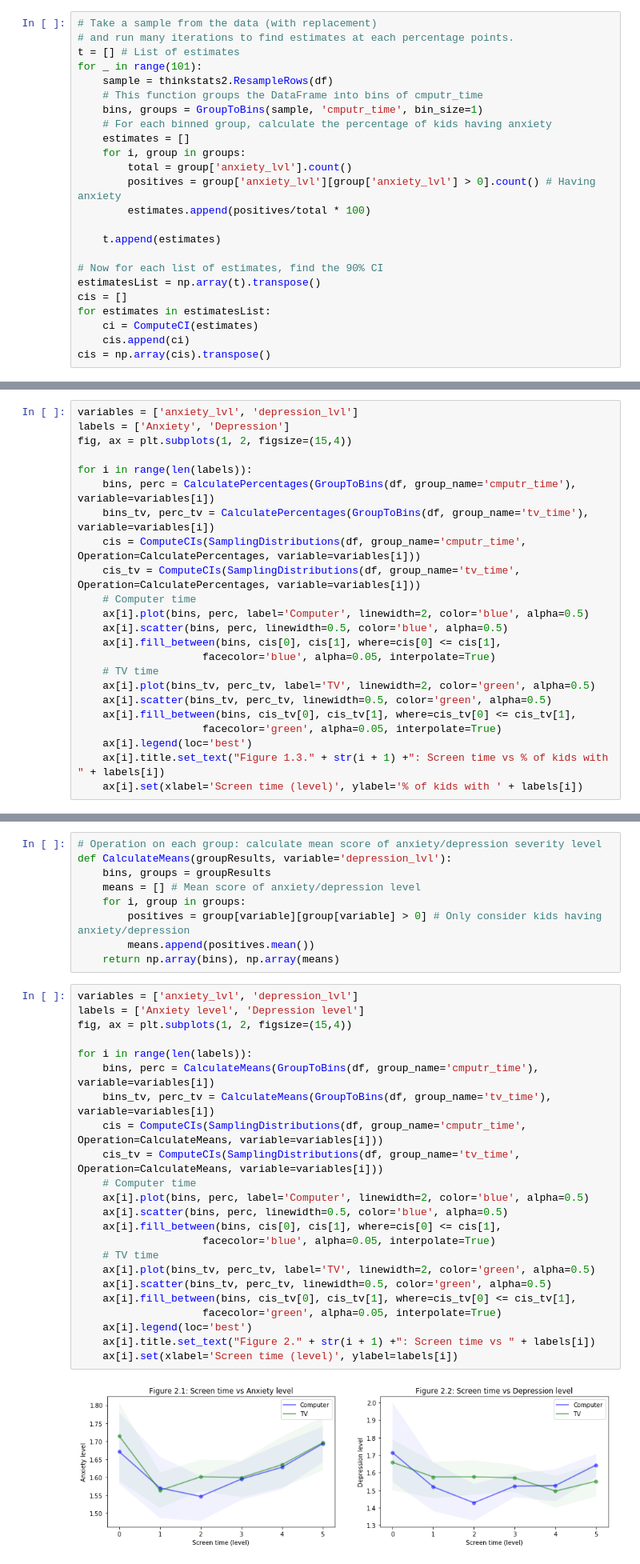
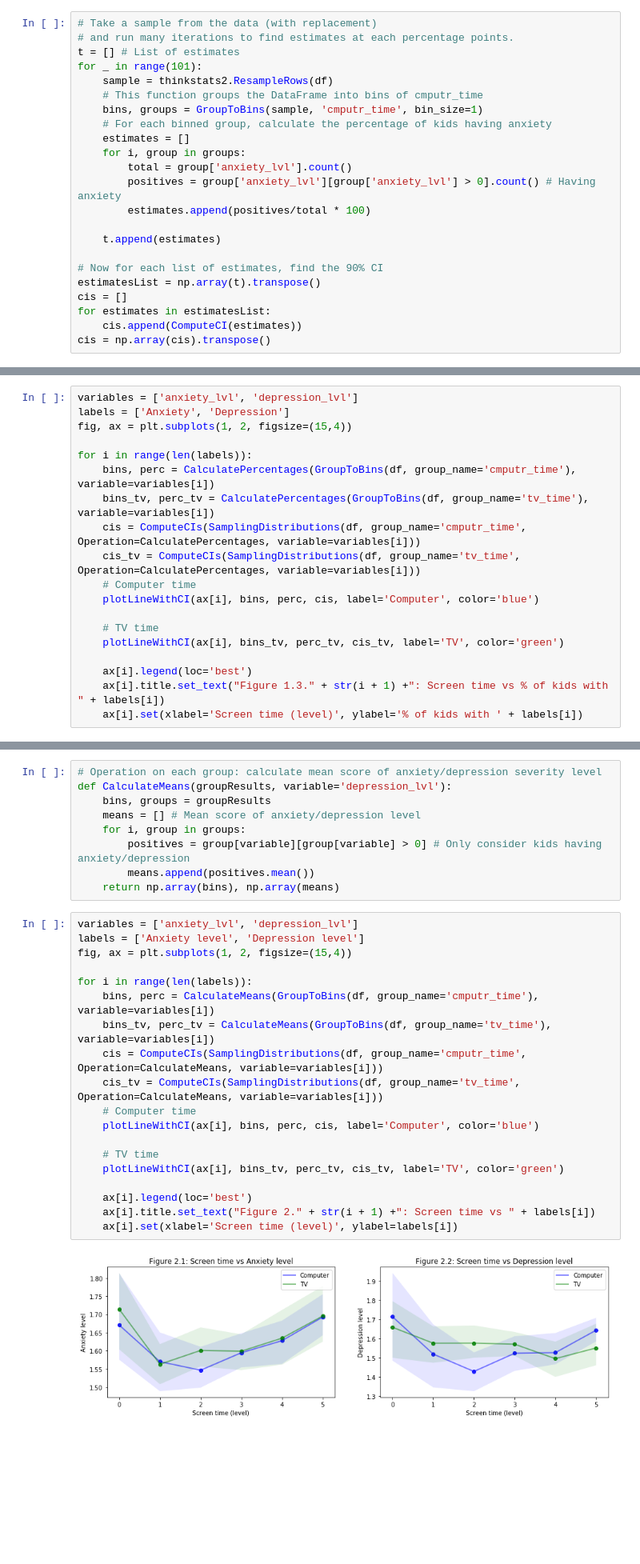
Before and after one commit to minhkhang1795/ThinkStats2, a Jupyter notebook: project1/project1.ipynb, the cells around one changed output, grey strips where cells are left out. Shown at 80% size. Drawn from its saved outputs; the diff is of its cells as text; blank space fills up the shorter version.

```diff
--- a/project1/project1.ipynb
+++ b/project1/project1.ipynb
@@ -104,8 +104,7 @@ for _ in range(101):
 estimatesList = np.array(t).transpose()
 cis = []
 for estimates in estimatesList:
-    ci = ComputeCI(estimates)
-    cis.append(ci)
+    cis.append(ComputeCI(estimates))
 cis = np.array(cis).transpose()
 # %% [markdown]
 Now, re-plot the results with 90% CI. The 90% CI of the rightmost tail (for kids spending > 4hrs) seems to have a wider range, meaning that this estimate has higher uncertainty.
@@ -133,15 +129,11 @@ for i in range(len(labels)):
     cis = ComputeCIs(SamplingDistributions(df, group_name='cmputr_time', Operation=CalculatePercentages, variable=variables[i]))
     cis_tv = ComputeCIs(SamplingDistributions(df, group_name='tv_time', Operation=CalculatePercentages, variable=variables[i]))
     # Computer time
-    ax[i].plot(bins, perc, label='Computer', linewidth=2, color='blue', alpha=0.5)
-    ax[i].scatter(bins, perc, linewidth=0.5, color='blue', alpha=0.5)
-    ax[i].fill_between(bins, cis[0], cis[1], where=cis[0] <= cis[1],
-                    facecolor='blue', alpha=0.05, interpolate=True)
+    plotLineWithCI(ax[i], bins, perc, cis, label='Computer', color='blue')
+
     # TV time
-    ax[i].plot(bins_tv, perc_tv, label='TV', linewidth=2, color='green', alpha=0.5)
-    ax[i].scatter(bins_tv, perc_tv, linewidth=0.5, color='green', alpha=0.5)
-    ax[i].fill_between(bins, cis_tv[0], cis_tv[1], where=cis_tv[0] <= cis_tv[1],
-                    facecolor='green', alpha=0.05, interpolate=True)
+    plotLineWithCI(ax[i], bins_tv, perc_tv, cis_tv, label='TV', color='green')
+
     ax[i].legend(loc='best')
     ax[i].title.set_text("Figure 1.3." + str(i + 1) +": Screen time vs % of kids with " + labels[i])
     ax[i].set(xlabel='Screen time (level)', ylabel='% of kids with ' + labels[i])
@@ -245,28 +237,24 @@ def CalculateMeans(groupResults, variable='depression_lvl'):
 # %%
 variables = ['anxiety_lvl', 'depression_lvl']
 labels = ['Anxiety level', 'Depression level']
 fig, ax = plt.subplots(1, 2, figsize=(15,4))
 
 for i in range(len(labels)):
     bins, perc = CalculateMeans(GroupToBins(df, group_name='cmputr_time'), variable=variables[i])
     bins_tv, perc_tv = CalculateMeans(GroupToBins(df, group_name='tv_time'), variable=variables[i])
     cis = ComputeCIs(SamplingDistributions(df, group_name='cmputr_time', Operation=CalculateMeans, variable=variables[i]))
     cis_tv = ComputeCIs(SamplingDistributions(df, group_name='tv_time', Operation=CalculateMeans, variable=variables[i]))
     # Computer time
-    ax[i].plot(bins, perc, label='Computer', linewidth=2, color='blue', alpha=0.5)
-    ax[i].scatter(bins, perc, linewidth=0.5, color='blue', alpha=0.5)
-    ax[i].fill_between(bins, cis[0], cis[1], where=cis[0] <= cis[1],
-                    facecolor='blue', alpha=0.05, interpolate=True)
+    plotLineWithCI(ax[i], bins, perc, cis, label='Computer', color='blue')
+
     # TV time
-    ax[i].plot(bins_tv, perc_tv, label='TV', linewidth=2, color='green', alpha=0.5)
-    ax[i].scatter(bins_tv, perc_tv, linewidth=0.5, color='green', alpha=0.5)
-    ax[i].fill_between(bins, cis_tv[0], cis_tv[1], where=cis_tv[0] <= cis_tv[1],
-                    facecolor='green', alpha=0.05, interpolate=True)
+    plotLineWithCI(ax[i], bins_tv, perc_tv, cis_tv, label='TV', color='green')
+
     ax[i].legend(loc='best')
     ax[i].title.set_text("Figure 2." + str(i + 1) +": Screen time vs " + labels[i])
     ax[i].set(xlabel='Screen time (level)', ylabel=labels[i])
 # %% [output]
-[figure, old version]
+[figure, new version]
 # %% [markdown]
 I didn't expect these plots to behave like that at first. It seems like there is no apparent relationship between screen time and anxiety/depression levels. What made me more confused was that kids having zero screen time even have severer anxiety/depression! There is a seemingly linear trend on the left plot from screen time level 1 to 5, but the lines on the right graph are hard to tell whether there is a relationship between screen time and depression level.
 
```
Also changed, not shown: parts of 4 cells of this notebook, 1 other file.
